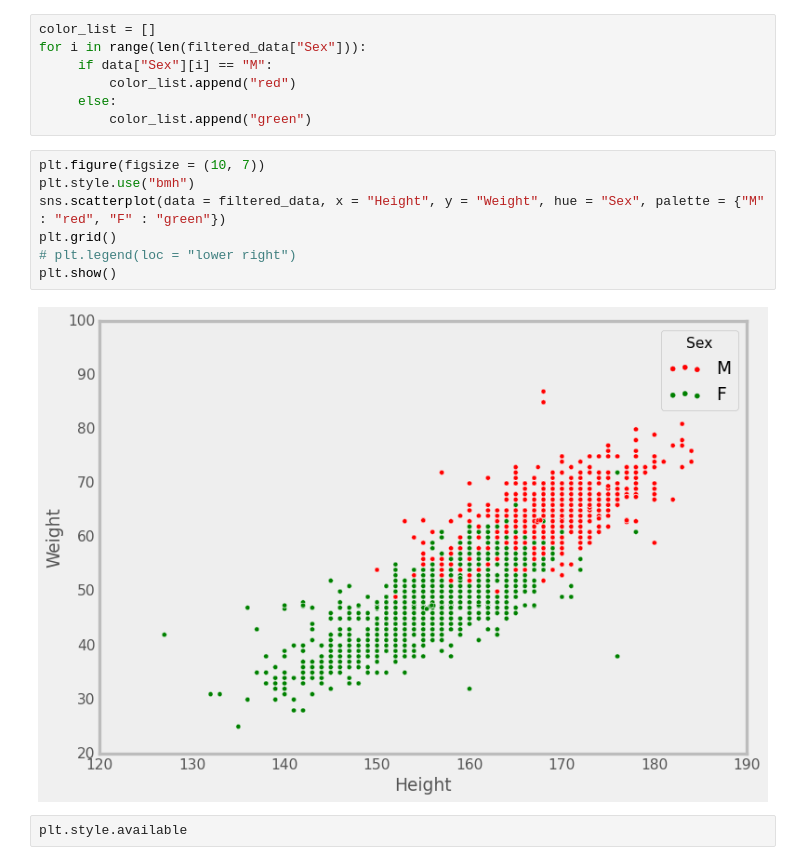
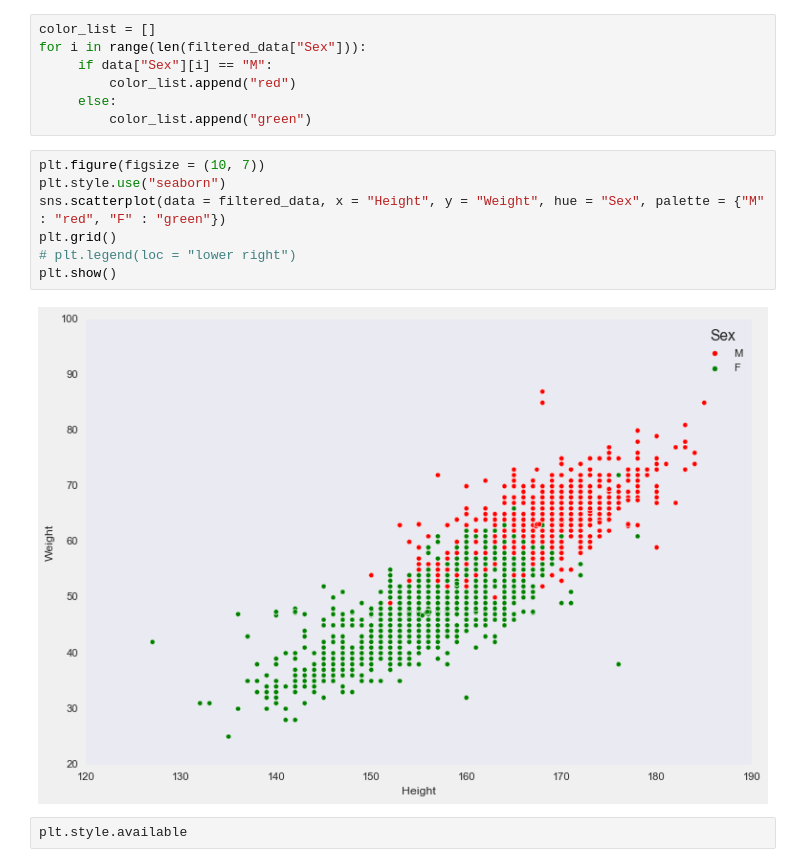
Before and after one commit to HarshitDawar55/Python_Training_Feb_2024_CI, a Jupyter notebook: EDA.ipynb, the cells around one changed output. Cells and saved outputs as stored; diff of their text form.

```diff
--- a/EDA.ipynb
+++ b/EDA.ipynb
@@ -264,13 +264,13 @@ for i in range(len(filtered_data["Sex"])):
          color_list.append("green")
 # %%
 plt.figure(figsize = (10, 7))
-plt.style.use("bmh")
+plt.style.use("seaborn")
 sns.scatterplot(data = filtered_data, x = "Height", y = "Weight", hue = "Sex", palette = {"M" : "red", "F" : "green"})
 plt.grid()
 # plt.legend(loc = "lower right")
 plt.show()
 # %% [output]
-[figure, old version]
+[figure, new version]
 # %%
 plt.style.available
 # %% [output]
```
Also changed, not shown: 3 other files.
